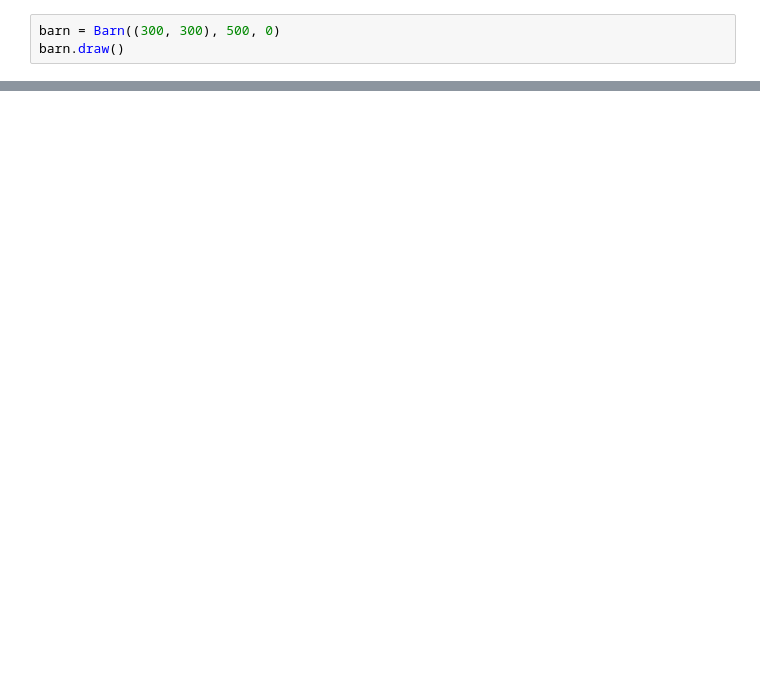
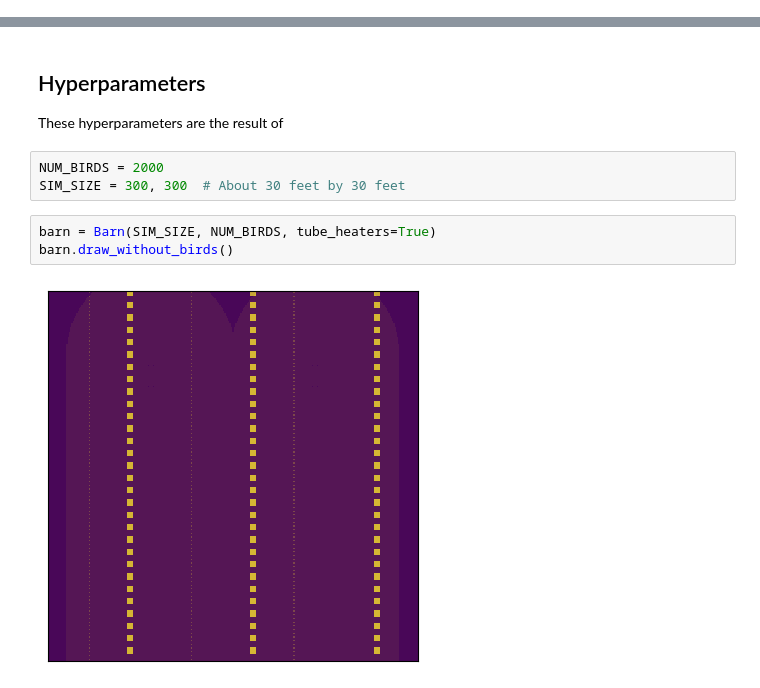
Before and after one commit to JoelDeen820/chicken_agent_model, a Jupyter notebook: chicken_agents.ipynb, the cells around one changed output, grey strips where cells are left out. Drawn from its saved outputs; the diff is of its cells as text; blank space fills up the shorter version.

```diff
--- a/chicken_agents.ipynb
+++ b/chicken_agents.ipynb
@@ -3,3 +0,0 @@ from utilities.barn_enviroment import Barn
-# %%
-barn = Barn((300, 300), 500, 0)
-barn.draw()
@@ -7,0 +622,11 @@ barn.draw()
+# %% [markdown]
+## Hyperparameters
+These hyperparameters are the result of
+# %%
+NUM_BIRDS = 2000
+SIM_SIZE = 300, 300  # About 30 feet by 30 feet
+# %%
+barn = Barn(SIM_SIZE, NUM_BIRDS, tube_heaters=True)
+barn.draw_without_birds()
+# %% [output]
+[figure, added]
```
Also changed, not shown: parts of 26 cells of this notebook, 3 other files.
